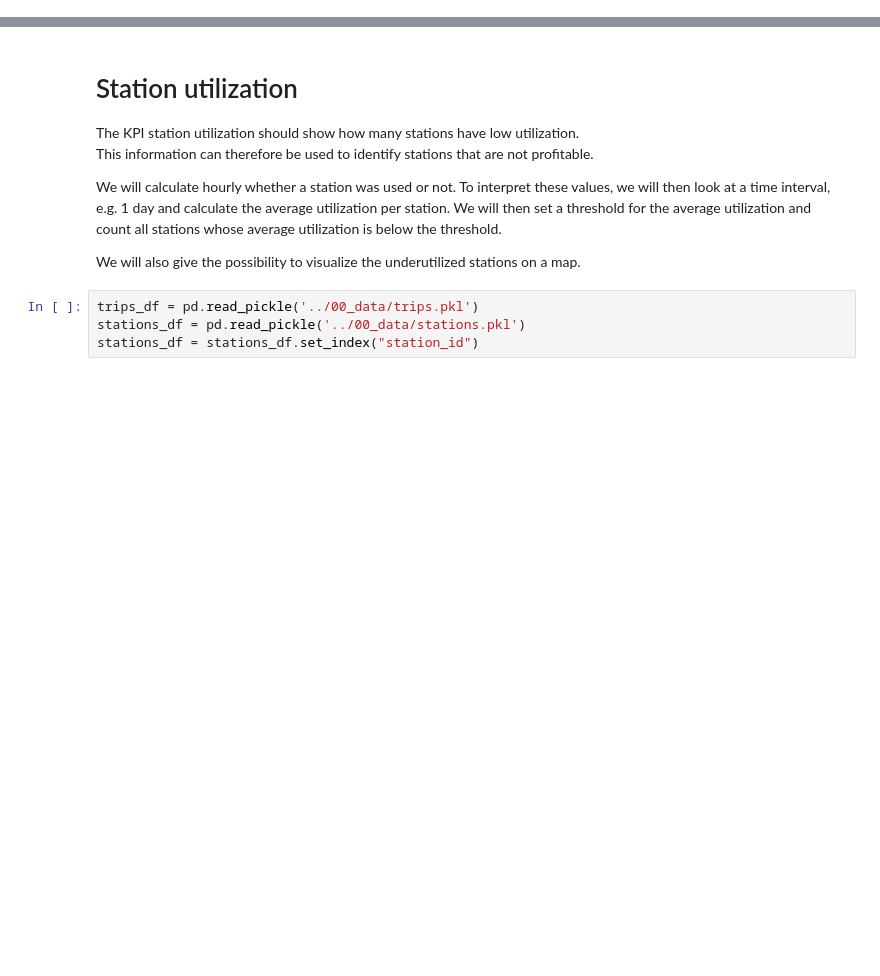
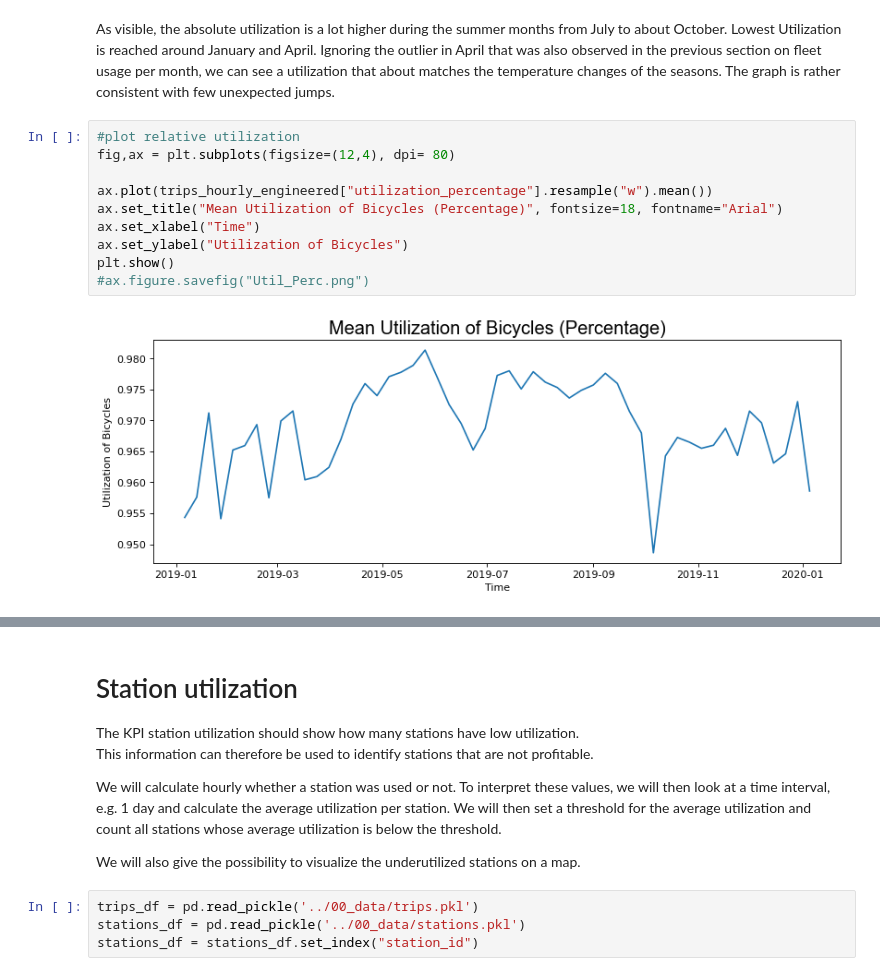
Before and after one commit to katekuian/aa_2021_magma, a Jupyter notebook: 02_descriptive_analytics/02_kpi_calculation.ipynb, the cells around one changed output, grey strips where cells are left out. Saved outputs shown, nothing was run; the diff lists cells and outputs as text; blank space fills up the shorter version.

```diff
--- a/02_descriptive_analytics/03_1_station_utilization.ipynb
+++ b/02_descriptive_analytics/02_kpi_calculation.ipynb
@@ -5,0 +86,14 @@ import matplotlib.pyplot as plt
+# %% [markdown]
+As visible, the absolute utilization is a lot higher during the summer months from July to about October. Lowest Utilization is reached around January and April. Ignoring the outlier in April that was also observed in the previous section on fleet usage per month, we can see a utilization that about matches the temperature changes of the seasons. The graph is rather consistent with few unexpected jumps.
+# %%
+#plot relative utilization
+fig,ax = plt.subplots(figsize=(12,4), dpi= 80)
+
+ax.plot(trips_hourly_engineered["utilization_percentage"].resample("w").mean())
+ax.set_title("Mean Utilization of Bicycles (Percentage)", fontsize=18, fontname="Arial")
+ax.set_xlabel("Time")
+ax.set_ylabel("Utilization of Bicycles")
+plt.show()
+#ax.figure.savefig("Util_Perc.png")
+# %% [output]
+[figure, added]
```
Also changed, not shown: parts of 36 cells of this notebook, 2 other files.
